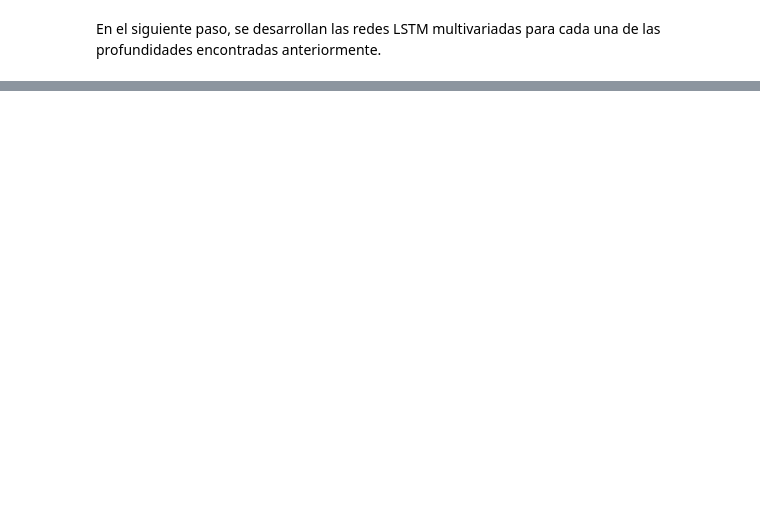
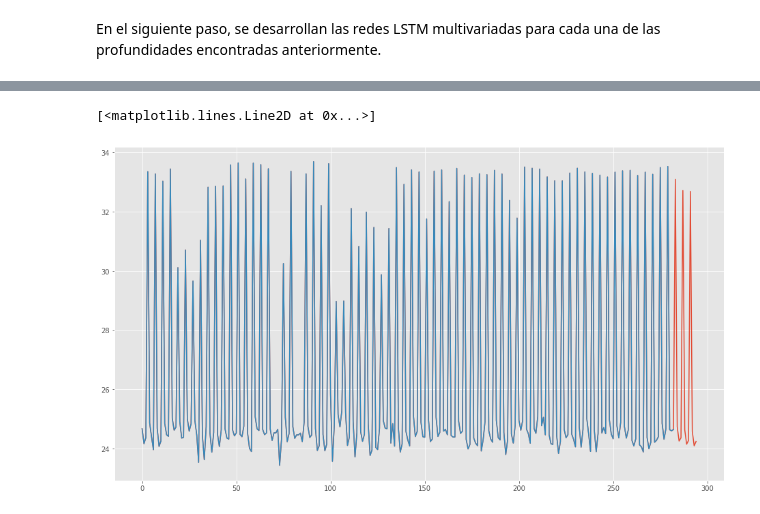
Before and after one commit to Lmdela/Trabajo-de-Mineria-de-Datos, a Jupyter notebook: Redes_LSTM.ipynb, the cells around one changed output, grey strips where cells are left out. Drawn from its saved outputs; the diff is of its cells as text; code cells hidden in the pictures; blank space fills up the shorter version.

```diff
--- a/Redes_LSTM.ipynb
+++ b/Redes_LSTM.ipynb
@@ -244,0 +204,6 @@ plt.plot (lowdata.T_degC)
+# %%
+plt.plot(lowp.STheta)
+plt.plot(low.STheta)
+# %% [output]
+[<matplotlib.lines.Line2D at 0x...>]
+[figure, added]
```
Also changed, not shown: parts of 24 cells of this notebook.
